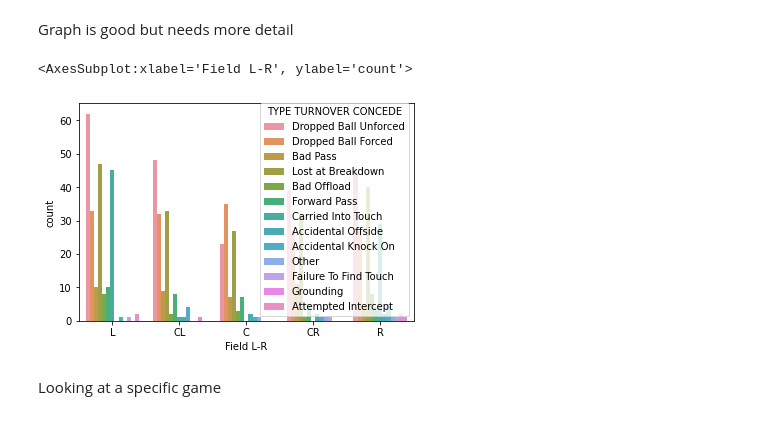
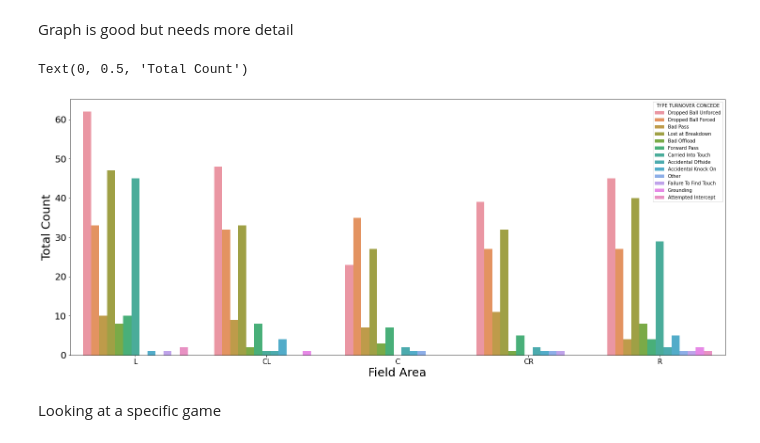
Before and after one commit to UCDPAIanSheridan/UCDPA_IanSheridan, a Jupyter notebook: MyProject.ipynb, the cells around one changed output. Drawn from its saved outputs; the diff is of its cells as text; code cells hidden in the pictures.

```diff
--- a/MyProject.ipynb
+++ b/MyProject.ipynb
@@ -345,10 +345,17 @@ sns.countplot(data=attacking, x='Field L-R', order=['L','CL','C','CR','R'])
 # %% [markdown]
 Graph is good but needs more detail
 # %%
-sns.countplot(x="Field L-R",data=attacking, hue='TYPE TURNOVER CONCEDE', order=['L','CL','C','CR','R'])
+attack = plt.figure(figsize=(25,10))
+sns.countplot(x="Field L-R",data=attacking,
+              hue='TYPE TURNOVER CONCEDE',
+              order=['L','CL','C','CR','R'])
+plt.rc('xtick',labelsize=15)
+plt.rc('ytick',labelsize=20)
+plt.xlabel("Field Area",fontsize=25)
+plt.ylabel("Total Count", fontsize=25)
 # %% [output]
-<AxesSubplot:xlabel='Field L-R', ylabel='count'>
+Text(0, 0.5, 'Total Count')
-[figure, old version]
+[figure, new version]
 # %% [markdown]
 Looking at a specific game
 # %%
```
Also changed, not shown: parts of 3 cells of this notebook.
